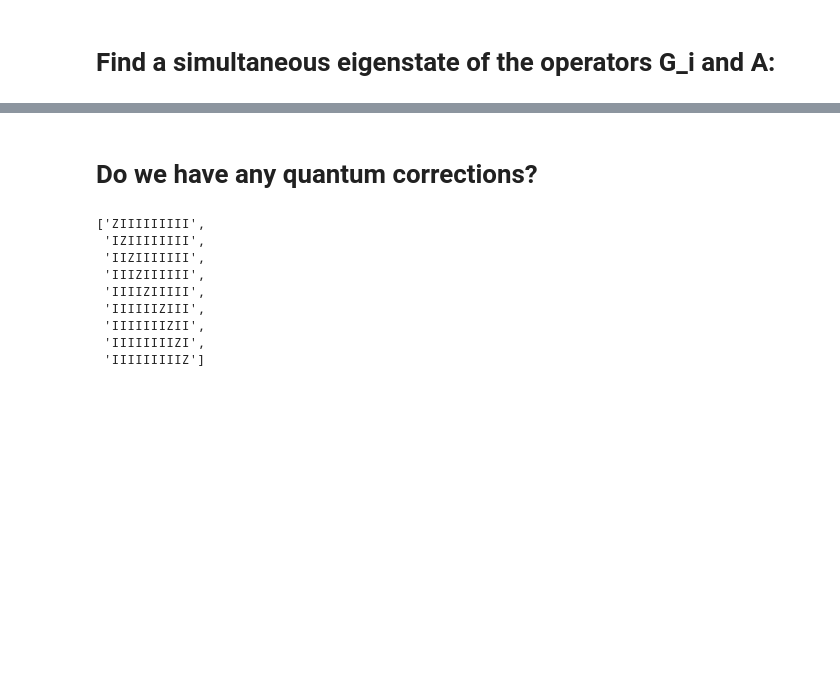
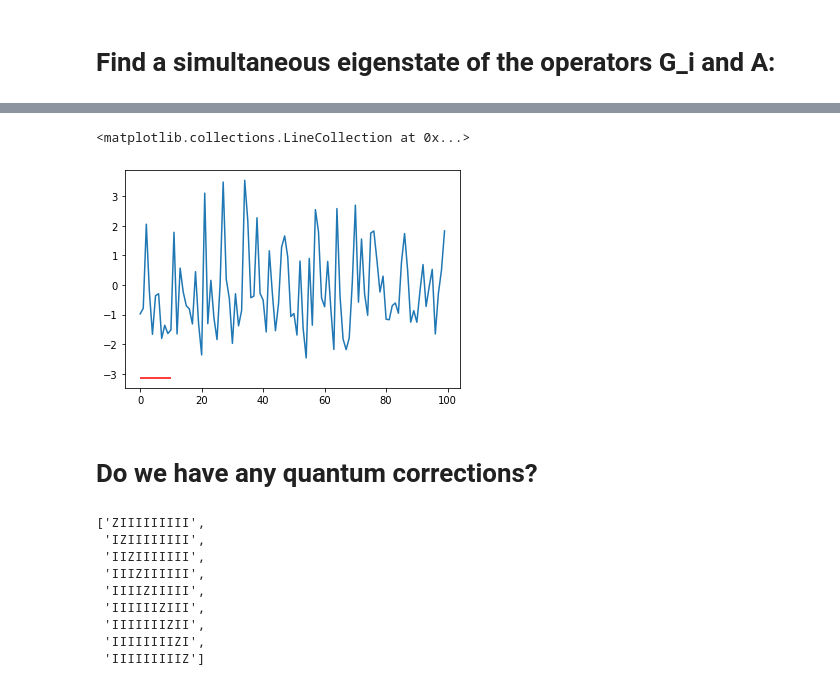
Before and after one commit to wmkirby1/CS-VQE, a Jupyter notebook: Epistemic State Sampling 2.ipynb, the cells around one changed output, grey strips where cells are left out. Drawn from its saved outputs; the diff is of its cells as text; code cells hidden in the pictures; blank space fills up the shorter version.

```diff
--- a/Epistemic State Sampling 2.ipynb
+++ b/Epistemic State Sampling 2.ipynb
@@ -335,11 +338,0 @@ t
-# %%
-def bin_to_int(bin_str):
-    bits = [int(b) for b in bin_str]
-    for index, b in enumerate(bits):
-        bits[index] = b * 2 ** (len(bits)-index-1)
-    return sum(bits)
-
-psi = [0 for i in range(2**num_qubits)]
-psi[bin_to_int('0111101111')] = np.sin(t)
-psi[bin_to_int('0111111111')] = np.cos(t)
-#print(psi)
@@ -366,3 +422,45 @@ Expectation values match? True
+# %%
+import math
+
+def random_vector(n):
+    components = [np.random.normal() for i in range(n)]
+    r = math.sqrt(sum(x*x for x in components))
+    v = [x/r for x in components]
+    return v
+# %%
+#take expectation value algebraically
+shots=100
+
+H = LinearQubitOperator(ham_q, num_qubits)
+X=[random_vector(5) for i in range(shots)]
+indices = [83, 84, 85, 127, 82]
+Y=[]
+
+A_op = QubitOperator('Y0 Z1 Z2 Z3 Z4 Z5 Y6 Z7', r1) + QubitOperator('Z6', r2)
+A = LinearQubitOperator(A_op, num_qubits)
+
+for p in X:
+    psi = np.array([0 for i in range(2**num_qubits)], dtype=complex)
+    for index, i in enumerate(indices):
+        psi += (p[index])*add_eigenstate(r1=r1, r2=r2, theta=2*i, n=i, index=i, num_qubits=num_qubits)
+    psi_conj = np.conjugate(psi)
+
+    H_psi = H.matvec(psi)
+    expect = psi_conj.dot(H_psi)
+    Y.append(expect)
+
+    #Verify +1-eigenstate
+    #A_psi = A.matvec(psi)
+    #print(psi_conj.dot(A_psi))
+
+plt.plot(range(shots), Y)
+plt.hlines(gs_noncon_energy, 0, 10, color='r')
+#print('<H> w.r.t. simultaneous eigenstate:', expect)
+#print('Noncontextual approximation:', gs_noncon_energy)
+#print('Expectation values match?', abs(expect - gs_noncon_energy) < 10**-12) #sanity check - expectation values match?
+# %% [output]
+<matplotlib.collections.LineCollection at 0x...>
+[figure, added]
 # %% [markdown]
 # Do we have any quantum corrections?
 # %%
```
Also changed, not shown: parts of 20 cells of this notebook, 1 other file.
